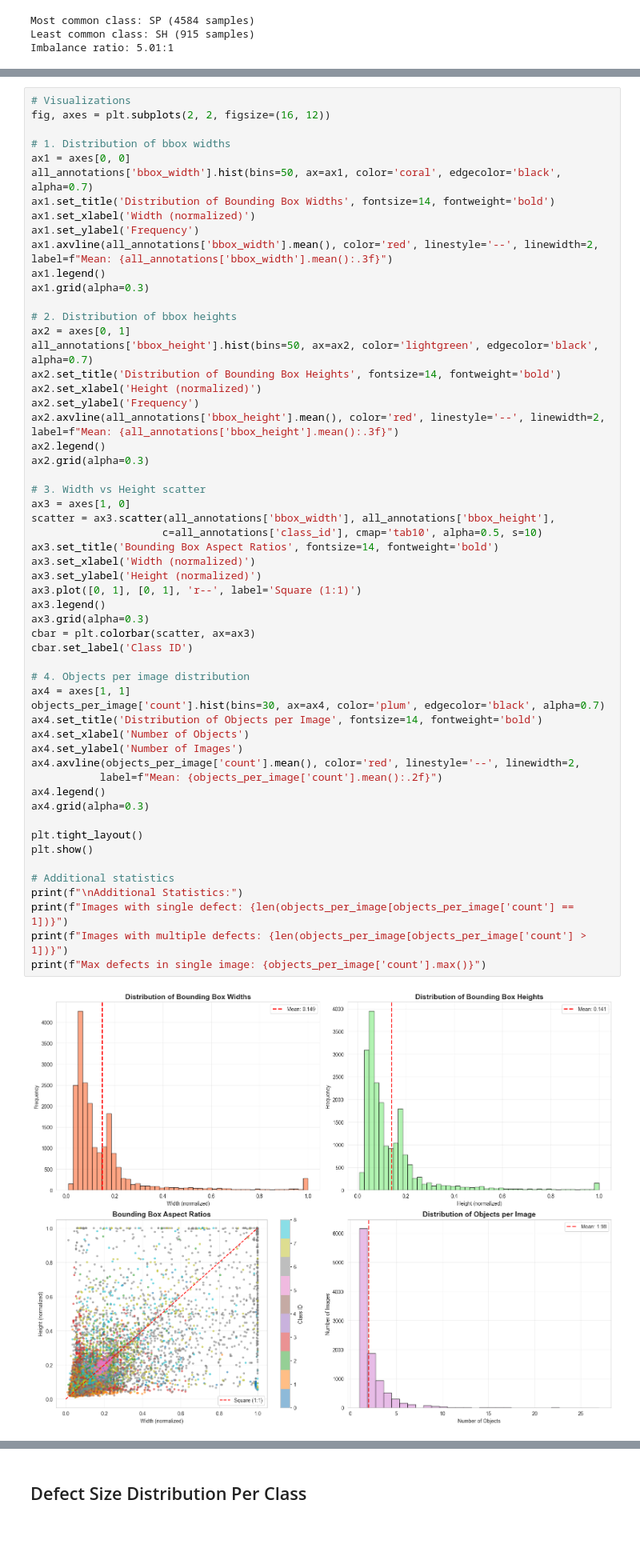
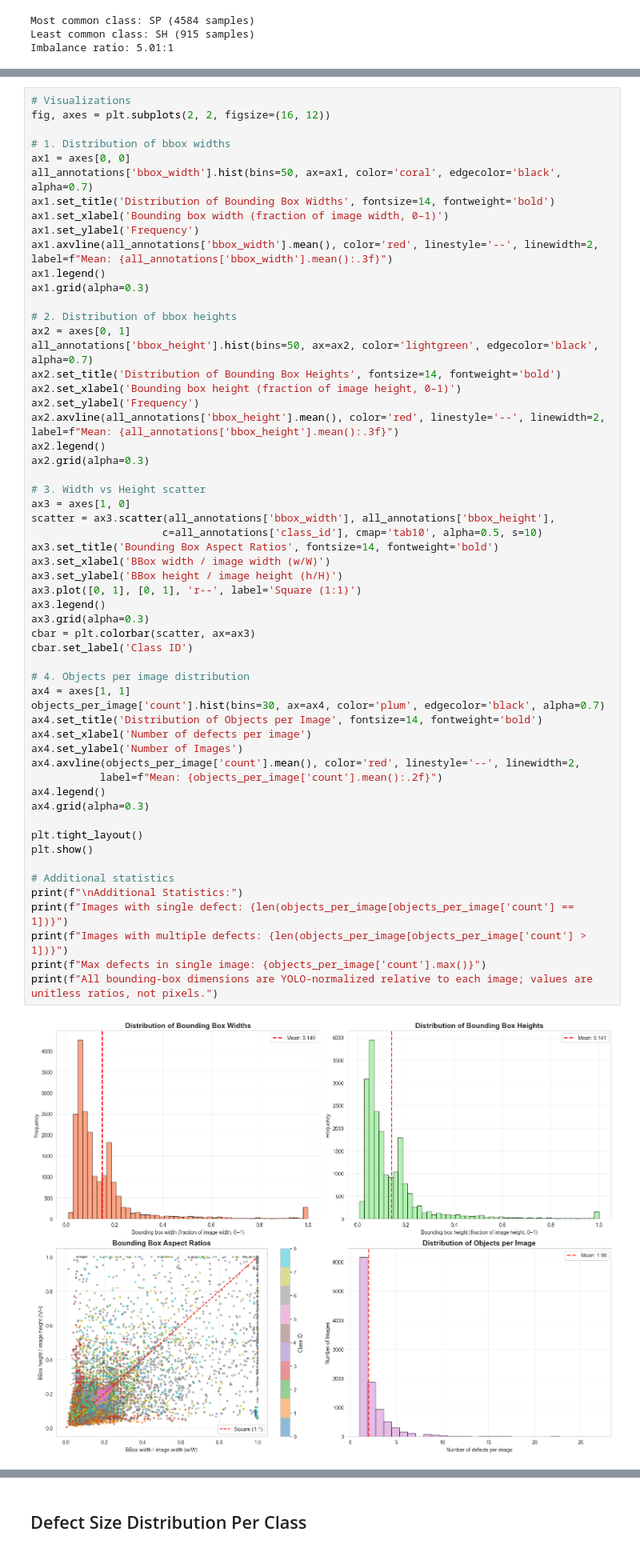
Before and after one commit to MalipieroMattia/ADVCV_final_project, a Jupyter notebook: EDA/EDA_pcb.ipynb, the cells around one changed output, grey strips where cells are left out. Shown at 80% size. Cells and saved outputs as stored; diff of their text form.

```diff
--- a/EDA/EDA_pcb.ipynb
+++ b/EDA/EDA_pcb.ipynb
@@ -356,7 +482,7 @@ fig, axes = plt.subplots(2, 2, figsize=(16, 12))
 ax1 = axes[0, 0]
 all_annotations['bbox_width'].hist(bins=50, ax=ax1, color='coral', edgecolor='black', alpha=0.7)
 ax1.set_title('Distribution of Bounding Box Widths', fontsize=14, fontweight='bold')
-ax1.set_xlabel('Width (normalized)')
+ax1.set_xlabel('Bounding box width (fraction of image width, 0–1)')
 ax1.set_ylabel('Frequency')
 ax1.axvline(all_annotations['bbox_width'].mean(), color='red', linestyle='--', linewidth=2, label=f"Mean: {all_annotations['bbox_width'].mean():.3f}")
 ax1.legend()
@@ -366,7 +492,7 @@ ax1.grid(alpha=0.3)
 ax2 = axes[0, 1]
 all_annotations['bbox_height'].hist(bins=50, ax=ax2, color='lightgreen', edgecolor='black', alpha=0.7)
 ax2.set_title('Distribution of Bounding Box Heights', fontsize=14, fontweight='bold')
-ax2.set_xlabel('Height (normalized)')
+ax2.set_xlabel('Bounding box height (fraction of image height, 0–1)')
 ax2.set_ylabel('Frequency')
 ax2.axvline(all_annotations['bbox_height'].mean(), color='red', linestyle='--', linewidth=2, label=f"Mean: {all_annotations['bbox_height'].mean():.3f}")
 ax2.legend()
@@ -375,37 +501,38 @@ ax2.grid(alpha=0.3)
 # 3. Width vs Height scatter
 ax3 = axes[1, 0]
 scatter = ax3.scatter(all_annotations['bbox_width'], all_annotations['bbox_height'],
                      c=all_annotations['class_id'], cmap='tab10', alpha=0.5, s=10)
 ax3.set_title('Bounding Box Aspect Ratios', fontsize=14, fontweight='bold')
-ax3.set_xlabel('Width (normalized)')
-ax3.set_ylabel('Height (normalized)')
+ax3.set_xlabel('BBox width / image width (w/W)')
+ax3.set_ylabel('BBox height / image height (h/H)')
 ax3.plot([0, 1], [0, 1], 'r--', label='Square (1:1)')
 ax3.legend()
 ax3.grid(alpha=0.3)
 cbar = plt.colorbar(scatter, ax=ax3)
 cbar.set_label('Class ID')
 
 # 4. Objects per image distribution
 ax4 = axes[1, 1]
 objects_per_image['count'].hist(bins=30, ax=ax4, color='plum', edgecolor='black', alpha=0.7)
 ax4.set_title('Distribution of Objects per Image', fontsize=14, fontweight='bold')
-ax4.set_xlabel('Number of Objects')
+ax4.set_xlabel('Number of defects per image')
 ax4.set_ylabel('Number of Images')
 ax4.axvline(objects_per_image['count'].mean(), color='red', linestyle='--', linewidth=2,
            label=f"Mean: {objects_per_image['count'].mean():.2f}")
 ax4.legend()
 ax4.grid(alpha=0.3)
 
 plt.tight_layout()
 plt.show()
 
 # Additional statistics
 print(f"\nAdditional Statistics:")
 print(f"Images with single defect: {len(objects_per_image[objects_per_image['count'] == 1])}")
 print(f"Images with multiple defects: {len(objects_per_image[objects_per_image['count'] > 1])}")
 print(f"Max defects in single image: {objects_per_image['count'].max()}")
+print(f"All bounding-box dimensions are YOLO-normalized relative to each image; values are unitless ratios, not pixels.")
 # %% [output]
-[figure, old version]
+[figure, new version]
 Additional Statistics:
 Images with single defect: 6157
 Images with multiple defects: 4102
```
Also changed, not shown: parts of 27 cells of this notebook, 18 other files.
